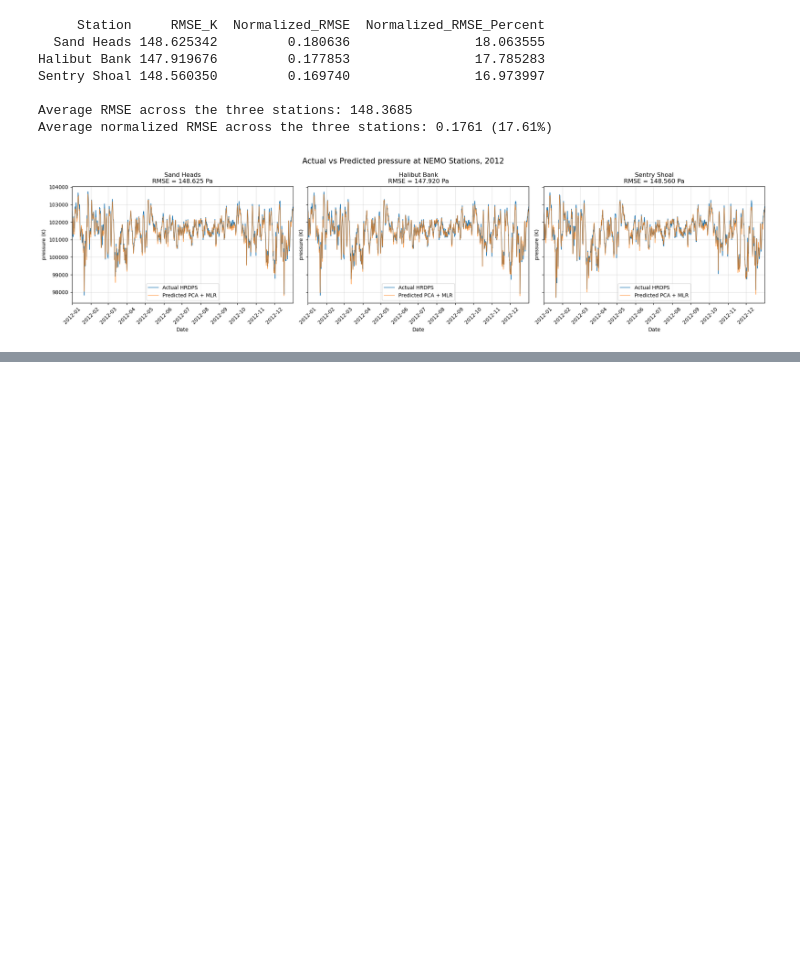
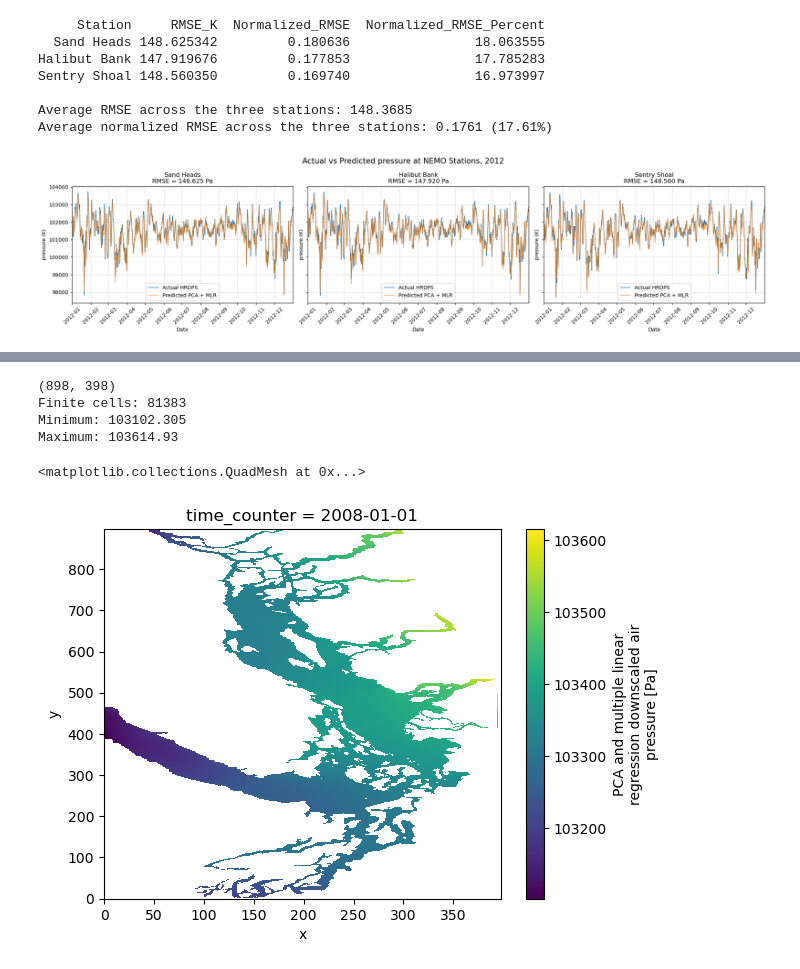
Before and after one commit to SalishSeaCast/analysis-dishika, a Jupyter notebook: notebooks/PCA_new_grid/pressure.ipynb, the cells around one changed output, grey strips where cells are left out. Saved outputs shown, nothing was run; the diff lists cells and outputs as text; code cells hidden in the pictures; blank space fills up the shorter version.

Commit message:
Pressure file created

```diff
--- a/notebooks/PCA_new_grid/pressure.ipynb
+++ b/notebooks/PCA_new_grid/pressure.ipynb
@@ -975,0 +979,4 @@ plt.show()
+# %%
+output_directory = Path("/ocean/dtaneja/MOAD/analysis-dishika/notebooks/results/pca_lr_predictions_2008")
+output_directory.mkdir(parents=True, exist_ok=True)
+pressure_output_file = output_directory / "pred_pressure_2008.nc"
@@ -975,0 +1080,5 @@ plt.show()
+# %%
+ds_pressure_check = xr.open_dataset(pressure_output_file)
+print(ds_pressure_check)
+print("Pressure dimensions:",ds_pressure_check["atmpres"].dims)
+print("Pressure shape:",ds_pressure_check["atmpres"].shape)
@@ -975,0 +1103,16 @@ plt.show()
+# %%
+first_pressure_map = ds_pressure_check["atmpres"].isel(time_counter=0).values
+print(first_pressure_map.shape)
+print("Finite cells:", np.isfinite(first_pressure_map).sum())
+print("Minimum:", np.nanmin(first_pressure_map))
+print("Maximum:", np.nanmax(first_pressure_map))
+# %% [output]
+(898, 398)
+Finite cells: 81383
+Minimum: 103102.305
+Maximum: 103614.93
+# %%
+ds_pressure_check["atmpres"].isel(time_counter=0).plot()
+# %% [output]
+<matplotlib.collections.QuadMesh at 0x...>
+[figure, added]
```
Also changed, not shown: parts of 6 cells of this notebook.
